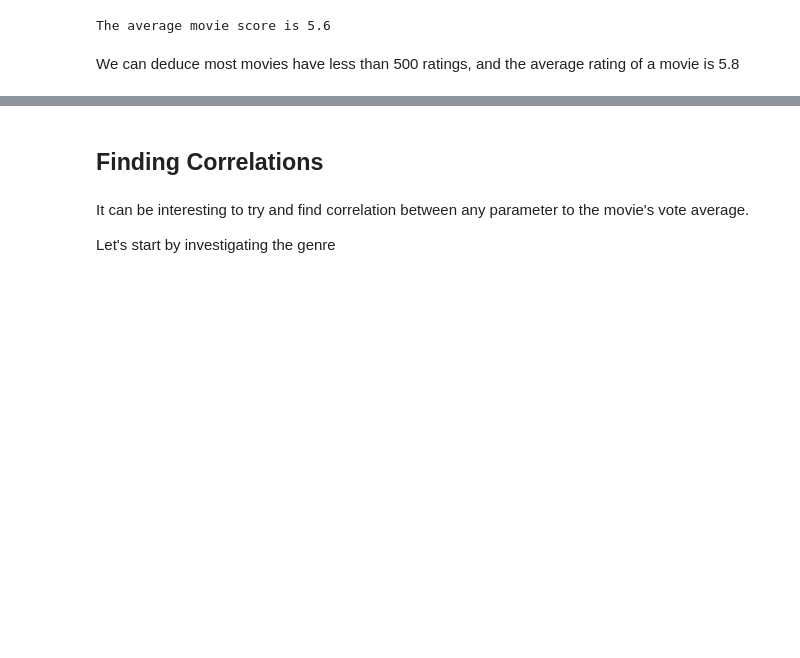
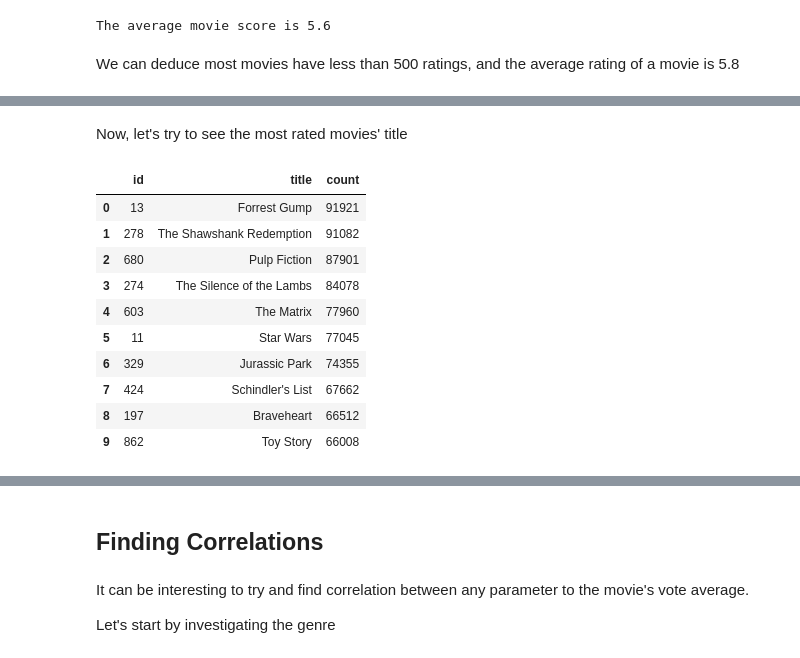
Before and after one commit to adi-benz/movies-rating-analysis, a Jupyter notebook: analysis.ipynb, the cells around one changed output, grey strips where cells are left out. Saved outputs shown, nothing was run; the diff lists cells and outputs as text; code cells hidden in the pictures; blank space fills up the shorter version.

```diff
--- a/analysis.ipynb
+++ b/analysis.ipynb
@@ -238,0 +303,2 @@ TBD.
+# %%
+links = pd.read_csv('movies-dataset/links.csv')
@@ -238,0 +314,26 @@ TBD.
+# %%
+ratings = ratings.merge(links, on='movieId')[["userId", "tmdbId", "rating"]]
+# %% [markdown]
+Now, let's try to see the most rated movies' title
+# %%
+most_rated_movies = ratings.groupby('tmdbId').size()\
+    .reset_index().rename(columns={0: 'count'})\
+    .sort_values('count', ascending=False).reset_index(drop=True)
+top_rated_movies = ratings.groupby('tmdbId').mean()\
+    .drop(columns='userId').reset_index()\
+    .sort_values('rating', ascending=False)\
+    .reset_index(drop=True)
+# %%
+most_rated_movies.head(10).merge(movies, left_on='tmdbId', right_on='id')[["id", "title", "count"]]
+# %% [output]
+|  | id | title | count |
+| 0 | 13 | Forrest Gump | 91921 |
+| 1 | 278 | The Shawshank Redemption | 91082 |
+| 2 | 680 | Pulp Fiction | 87901 |
+| 3 | 274 | The Silence of the Lambs | 84078 |
+| 4 | 603 | The Matrix | 77960 |
+| 5 | 11 | Star Wars | 77045 |
+| 6 | 329 | Jurassic Park | 74355 |
+| 7 | 424 | Schindler's List | 67662 |
+| 8 | 197 | Braveheart | 66512 |
+| 9 | 862 | Toy Story | 66008 |
```
Also changed, not shown: parts of 14 cells of this notebook.
